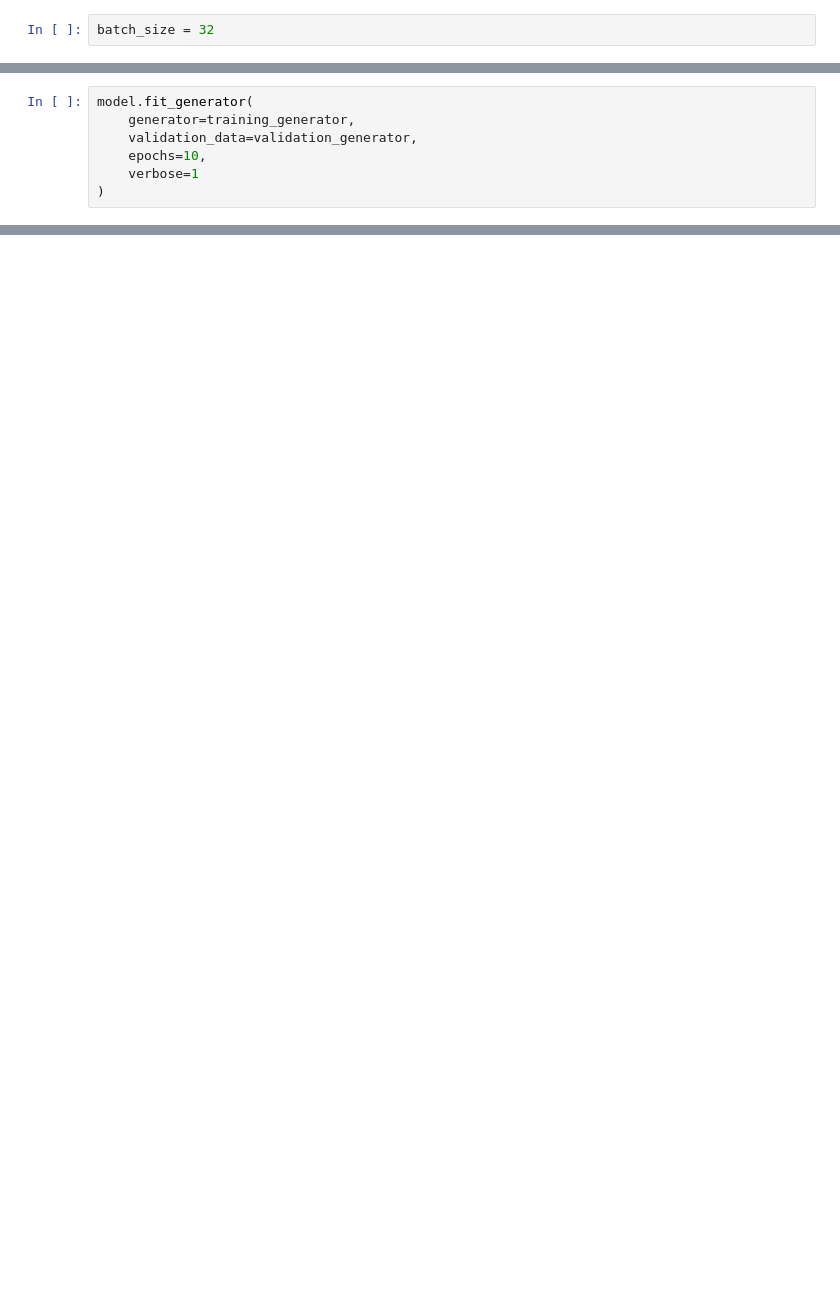
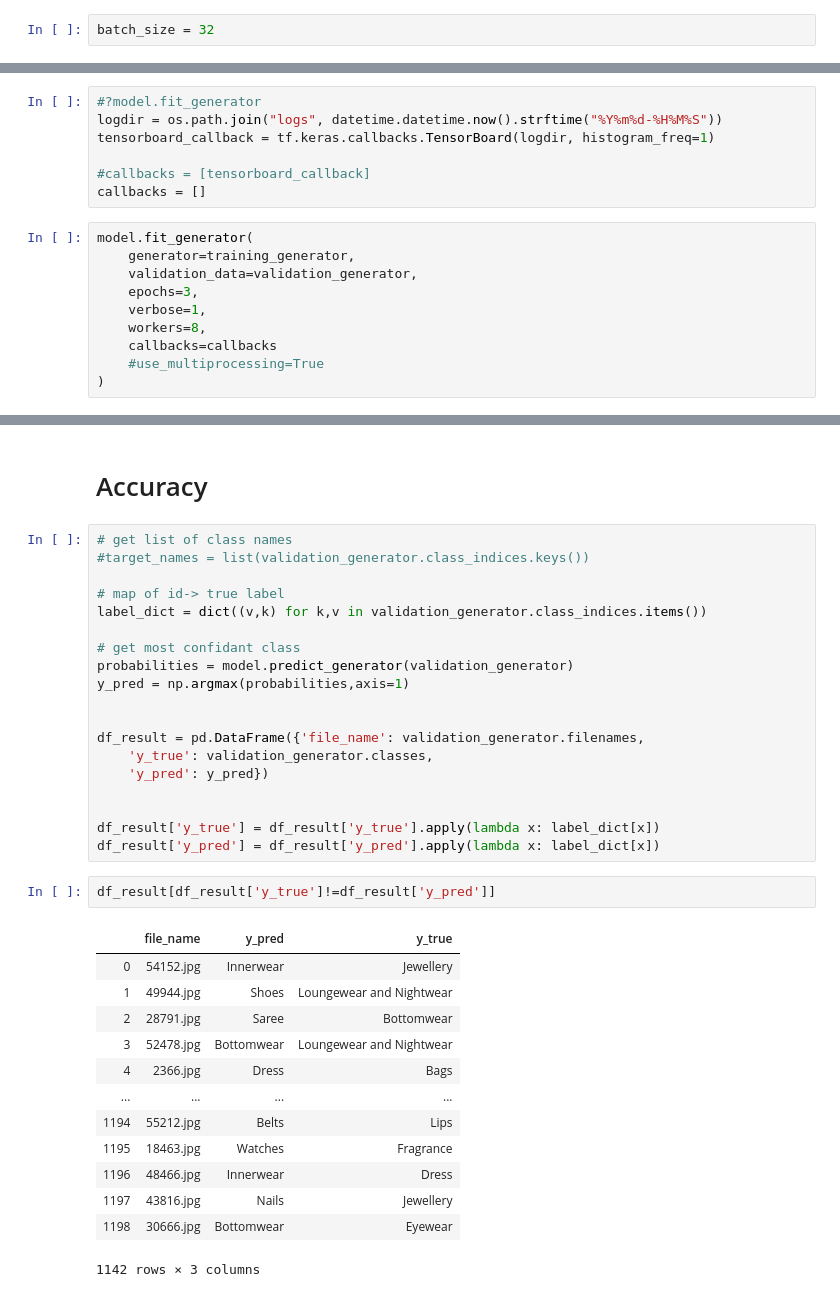
Before and after one commit to npatta01/gcp-image-classifier, a Jupyter notebook: notebooks/01_modelling.ipynb, the cells around one changed output, grey strips where cells are left out. Saved outputs shown, nothing was run; the diff lists cells and outputs as text; blank space fills up the shorter version.

```diff
--- a/notebooks/01_modelling.ipynb
+++ b/notebooks/01_modelling.ipynb
@@ -184,8 +249,18 @@ _________________________________________________________________
+# %%
+#?model.fit_generator
+logdir = os.path.join("logs", datetime.datetime.now().strftime("%Y%m%d-%H%M%S"))
+tensorboard_callback = tf.keras.callbacks.TensorBoard(logdir, histogram_freq=1)
+
+#callbacks = [tensorboard_callback]
+callbacks = []
 # %%
 model.fit_generator(
     generator=training_generator,
     validation_data=validation_generator,
-    epochs=10,
-    verbose=1
+    epochs=3,
+    verbose=1,
+    workers=8,
+    callbacks=callbacks
+    #use_multiprocessing=True
 )
 # %% [output]
@@ -193,0 +290,37 @@ UnknownError: Failed to get convolution algorithm. This is probably because cuDN
+# %% [markdown]
+# Accuracy
+# %%
+# get list of class names
+#target_names = list(validation_generator.class_indices.keys())
+
+# map of id-> true label
+label_dict = dict((v,k) for k,v in validation_generator.class_indices.items())
+
+# get most confidant class
+probabilities = model.predict_generator(validation_generator)
+y_pred = np.argmax(probabilities,axis=1)
+
+
+df_result = pd.DataFrame({'file_name': validation_generator.filenames,
+    'y_true': validation_generator.classes,
+    'y_pred': y_pred})
+
+
+df_result['y_true'] = df_result['y_true'].apply(lambda x: label_dict[x])
+df_result['y_pred'] = df_result['y_pred'].apply(lambda x: label_dict[x])
+# %%
+df_result[df_result['y_true']!=df_result['y_pred']]
+# %% [output]
+|  | file_name | y_pred | y_true |
+| 0 | 54152.jpg | Innerwear | Jewellery |
+| 1 | 49944.jpg | Shoes | Loungewear and Nightwear |
+| 2 | 28791.jpg | Saree | Bottomwear |
+| 3 | 52478.jpg | Bottomwear | Loungewear and Nightwear |
+| 4 | 2366.jpg | Dress | Bags |
+| ... | ... | ... | ... |
+| 1194 | 55212.jpg | Belts | Lips |
+| 1195 | 18463.jpg | Watches | Fragrance |
+| 1196 | 48466.jpg | Innerwear | Dress |
+| 1197 | 43816.jpg | Nails | Jewellery |
+| 1198 | 30666.jpg | Bottomwear | Eyewear |
+1142 rows × 3 columns
```
Also changed, not shown: parts of 44 cells of this notebook, 4 other files.
